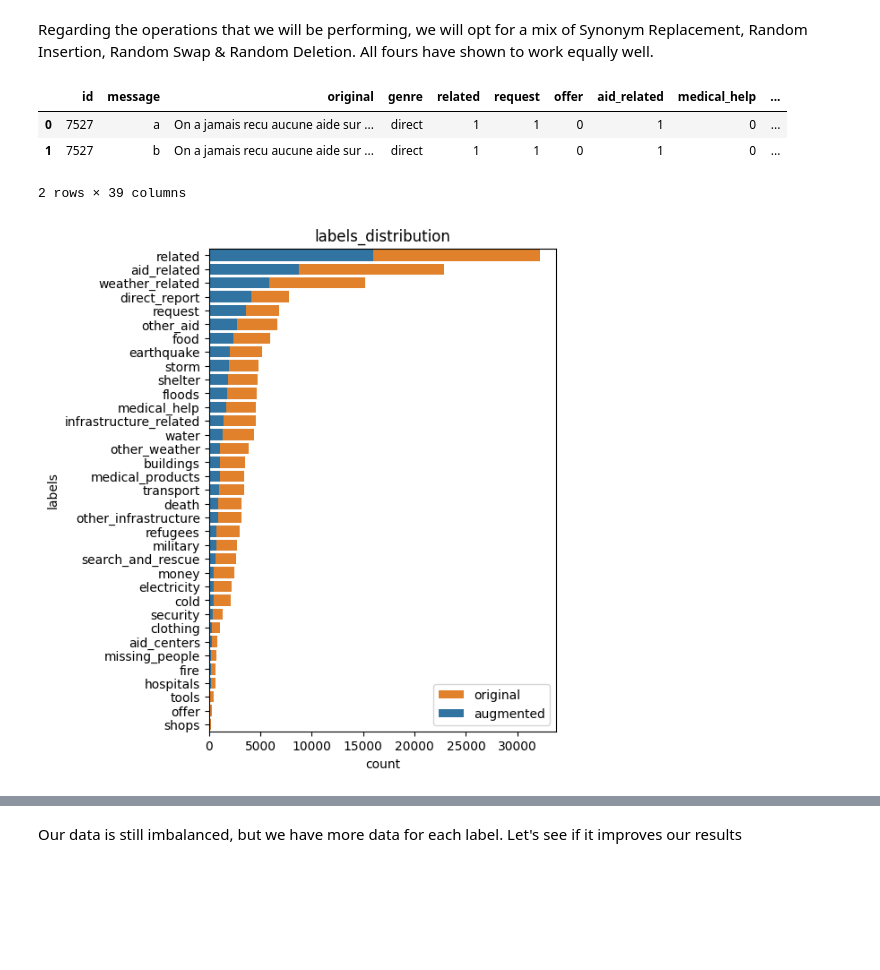
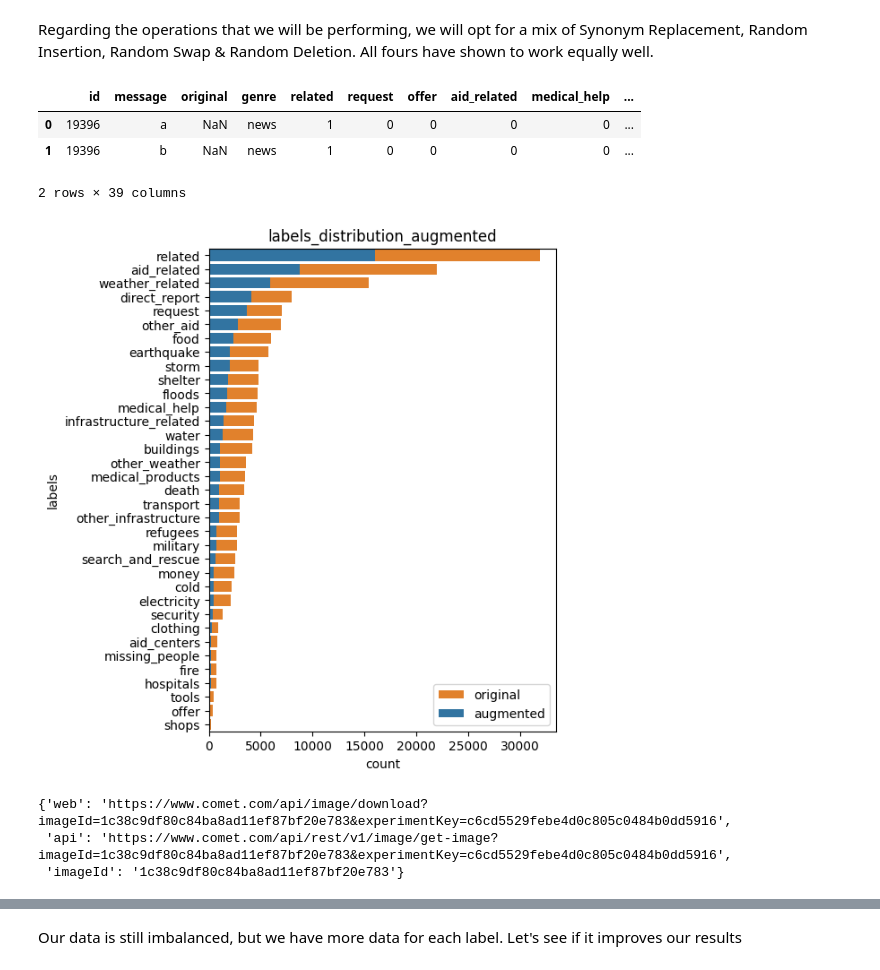
Before and after one commit to benjtlv/Disaster-Response-Multi-Label, a Jupyter notebook: ML Pipeline Preparation.ipynb, the cells around one changed output, grey strips where cells are left out. Cells and saved outputs as stored; diff of their text form; code cells hidden in the pictures; blank space fills up the shorter version.

```diff
--- a/ML Pipeline Preparation.ipynb
+++ b/ML Pipeline Preparation.ipynb
@@ -186,8 +163,8 @@ To avoid Data Leakage, we will take our data of when before we started our EDA.
 # df['message'] = df['message'].apply(ast.literal_eval)
 df = pd.read_csv('disaster_transformed.csv')
 # %%
-df = df.drop(df[df['related'] == 2].index)
-df = df.drop('child_alone', axis=1)
+# df = df.drop(df[df['related'] == 2].index)
+# df = df.drop('child_alone', axis=1)
 # %%
 df_train, df_test = train_test_split(df, test_size=0.2)
 # %%
@@ -370,5 +485,8 @@ Let's reexecute our algorithm on the full dataset
 # %%
-pipeline = simple_pipeline(ngram_range=(1, 3), model=LinearSVC)
+pipeline = Pipeline([
+    ('tfidf_vectorizer', TfidfVectorizer(tokenizer=tokenize, stop_words=stop_words, ngram_range=(1, 3), max_features=200000)),
+    ('model', MultiOutputClassifier(LinearSVC()))
+])
 pipeline.fit(df_train['message'], y_train)
 classification_metrics(y_test, pipeline.predict(df_test['message']))
 # %% [output]
@@ -506,8 +648,8 @@ augmented_df.loc[row_indexer, 'message'] = ['a', 'b']
 augmented_df.loc[row_indexer, :]
 # %% [output]
 |  | id | message | original | genre | related | request | offer | aid_related | medical_help | ... |
-| 0 | 7527 | a | On a jamais recu aucune aide sur ... | direct | 1 | 1 | 0 | 1 | 0 | ... |
-| 1 | 7527 | b | On a jamais recu aucune aide sur ... | direct | 1 | 1 | 0 | 1 | 0 | ... |
+| 0 | 19396 | a | NaN | news | 1 | 0 | 0 | 0 | 0 | ... |
+| 1 | 19396 | b | NaN | news | 1 | 0 | 0 | 0 | 0 | ... |
 2 rows × 39 columns
 # %%
 def process_data_point(i, df_minority, n_aug, augmentations, n_aug_per_method):
@@ -527,7 +669,7 @@ def process_data_point(i, df_minority, n_aug, augmentations, n_aug_per_method):
 from p_tqdm import p_map
 import math
 
-def augment_minority_samples(df_minority, alpha=0.1, n_aug=4, augmentations=[bert_aug_sub, bert_aug_insert, random_swap_aug, random_delete_aug]):
+def augment_minority_samples(df_minority, alpha=0.1, n_aug=4, augmentations=None):
     n_aug_per_method = math.ceil(len(augmentations) // n_aug)
     for i in range(len(augmentations)):
         augmentations[i].aug_p = alpha
@@ -545,16 +687,24 @@ df_minority_augmented = augment_minority_samples(df_train_minority, augmentation
 df_train_augmented = pd.concat([df_train, df_minority_augmented]).reset_index(drop=True)
 y_train_augmented = df_train_augmented.loc[:, category_colnames]
 # %%
-plt.figure(figsize=(5, 7))
+fig = plt.figure(figsize=(5, 7))
 
-title = 'labels_distribution'
+title = 'labels_distribution_augmented'
 class_counts = y_train.sum().sort_values(ascending=False).to_frame().reset_index()
 class_counts_aug = y_train_augmented.sum().sort_values(ascending=False).to_frame().reset_index()
 class_counts.columns = ['labels', 'count']
 class_counts_aug.columns = ['labels', 'count']
 sb.barplot(data=class_counts_aug, y='labels', x='count', color=sb.color_palette()[1], label='original')
 sb.barplot(data=class_counts, y='labels', x='count', color=sb.color_palette()[0], label='augmented')
 plt.legend()
 plt.title(title);
+
+fig.savefig('label distribution augmented')
 # %% [output]
-[figure, old version]
+[figure, new version]
+# %%
+experiment.log_image('label distribution augmented.png', step=1)
+# %% [output]
+{'web': 'https://www.comet.com/api/image/download?imageId=1c38c9df80c84ba8ad11ef87bf20e783&experimentKey=c6cd5529febe4d0c805c0484b0dd5916',
+ 'api': 'https://www.comet.com/api/rest/v1/image/get-image?imageId=1c38c9df80c84ba8ad11ef87bf20e783&experimentKey=c6cd5529febe4d0c805c0484b0dd5916',
+ 'imageId': '1c38c9df80c84ba8ad11ef87bf20e783'}
```
Also changed, not shown: parts of 118 cells of this notebook, 10 other files.
